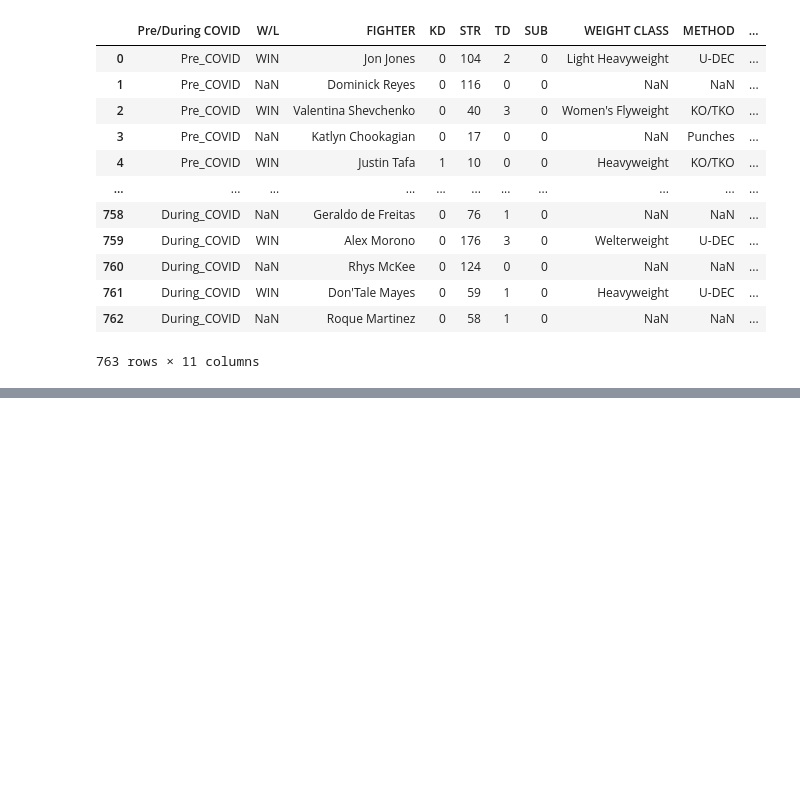
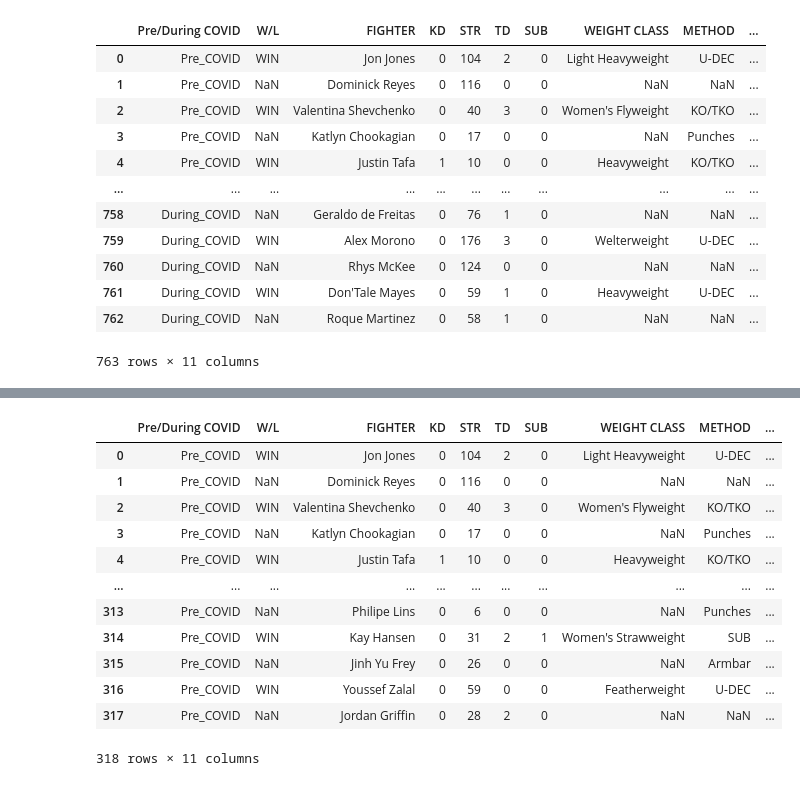
Before and after one commit to yuyhong23/UFC-COVID, a Jupyter notebook: Project_One_Visualization_and_Analysis-Copy1.ipynb, the cells around one changed output, grey strips where cells are left out. Saved outputs shown, nothing was run; the diff lists cells and outputs as text; code cells hidden in the pictures; blank space fills up the shorter version.

```diff
--- a/Project_One_Visualization_and_Analysis-Copy1.ipynb
+++ b/Project_One_Visualization_and_Analysis-Copy1.ipynb
@@ -112,8 +113,8 @@ ufc_result_data
 | 762 | During_COVID | NaN | Roque Martinez | 0 | 58 | 1 | 0 | NaN | NaN | NaN | ... |
 763 rows × 11 columns
 # %%
-renamed_reuslt = ufc_result_data.rename(columns={"Unnamed: 0":"Pre/During COVID"})
-renamed_reuslt
+renamed_result = ufc_result_data.rename(columns={"Unnamed: 0":"Pre/During COVID"})
+renamed_result
 # %% [output]
 |  | Pre/During COVID | W/L | FIGHTER | KD | STR | TD | SUB | WEIGHT CLASS | METHOD | ... |
 | 0 | Pre_COVID | WIN | Jon Jones | 0 | 104 | 2 | 0 | Light Heavyweight | U-DEC | ... |
@@ -130,0 +142,18 @@ renamed_reuslt
+# %%
+# Extract and isolate pre covid data
+pre_covid = renamed_result.loc[renamed_result["Pre/During COVID"]=="Pre_COVID"]
+pre_covid
+# %% [output]
+|  | Pre/During COVID | W/L | FIGHTER | KD | STR | TD | SUB | WEIGHT CLASS | METHOD | ... |
+| 0 | Pre_COVID | WIN | Jon Jones | 0 | 104 | 2 | 0 | Light Heavyweight | U-DEC | ... |
+| 1 | Pre_COVID | NaN | Dominick Reyes | 0 | 116 | 0 | 0 | NaN | NaN | ... |
+| 2 | Pre_COVID | WIN | Valentina Shevchenko | 0 | 40 | 3 | 0 | Women's Flyweight | KO/TKO | ... |
+| 3 | Pre_COVID | NaN | Katlyn Chookagian | 0 | 17 | 0 | 0 | NaN | Punches | ... |
+| 4 | Pre_COVID | WIN | Justin Tafa | 1 | 10 | 0 | 0 | Heavyweight | KO/TKO | ... |
+| ... | ... | ... | ... | ... | ... | ... | ... | ... | ... | ... |
+| 313 | Pre_COVID | NaN | Philipe Lins | 0 | 6 | 0 | 0 | NaN | Punches | ... |
+| 314 | Pre_COVID | WIN | Kay Hansen | 0 | 31 | 2 | 1 | Women's Strawweight | SUB | ... |
+| 315 | Pre_COVID | NaN | Jinh Yu Frey | 0 | 26 | 0 | 0 | NaN | Armbar | ... |
+| 316 | Pre_COVID | WIN | Youssef Zalal | 0 | 59 | 0 | 0 | Featherweight | U-DEC | ... |
+| 317 | Pre_COVID | NaN | Jordan Griffin | 0 | 28 | 2 | 0 | NaN | NaN | ... |
+318 rows × 11 columns
```
Also changed, not shown: parts of 8 cells of this notebook.
